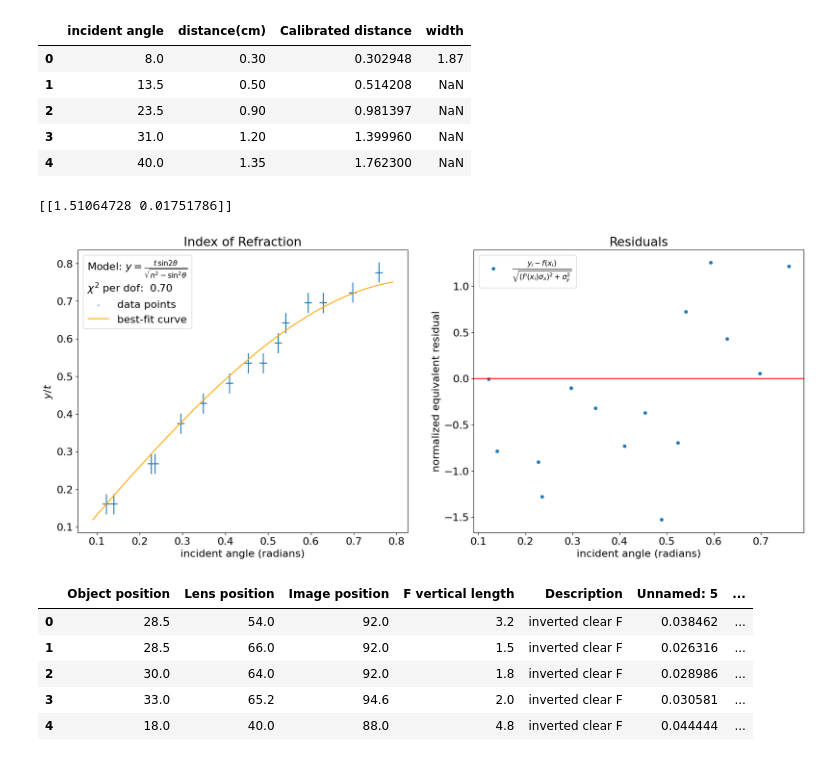
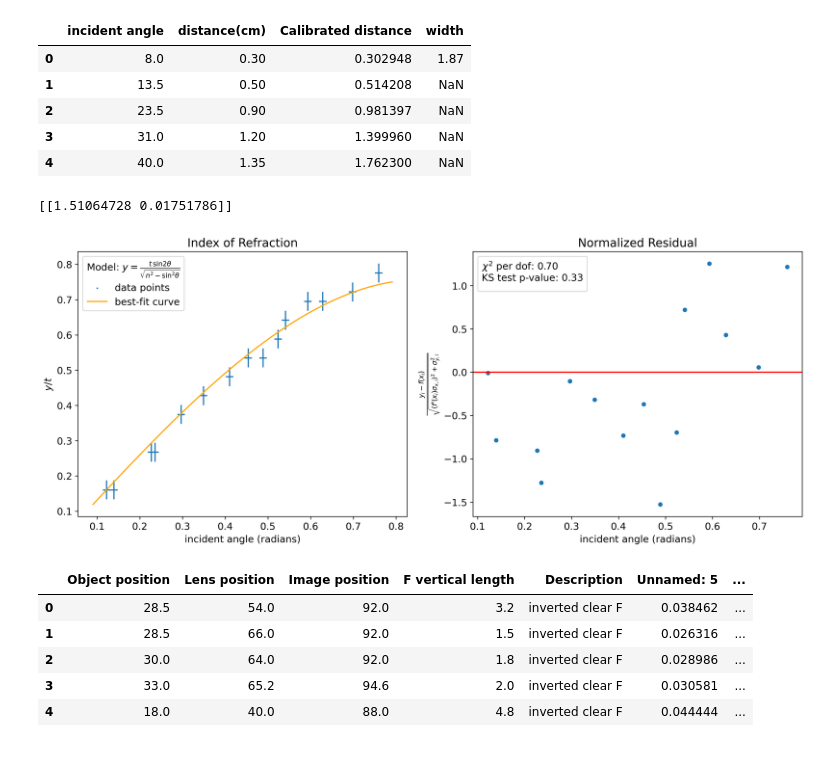
Before and after one commit to ryanliu30/5CL, a Jupyter notebook: notebooks/lab0.ipynb, the cells around one changed output. Drawn from its saved outputs; the diff is of its cells as text; code cells hidden in the pictures.

```diff
--- a/notebooks/lab0.ipynb
+++ b/notebooks/lab0.ipynb
@@ -60,21 +60,21 @@ df_exp2[:5]
 # %%
 fit_and_plot(
     exp2_model,
     df_exp2["incident angle"]/180*np.pi,
     df_exp2["distance(cm)"]/1.87,
     0.5*np.pi/180,
     np.sqrt(np.square(0.05/1.87) + np.square(df_exp2["distance(cm)"]*0.005/1.87**2)),
     1,
     None,
     "incident angle (radians)",
     r"$y/t$",
     "Index of Refraction",
     r"$y = \frac{t\,\sin 2\theta}{\sqrt{n^2 - \sin^2\theta}}$",
-    "Residuals",
+    True,
     );
 # %% [output]
 [[1.51064728 0.01751786]]
-[figure, old version]
+[figure, new version]
 # %%
 class Exp3Model:
     def forward(self, x, f):
```
Also changed, not shown: parts of 4 cells of this notebook, 1 other file.
